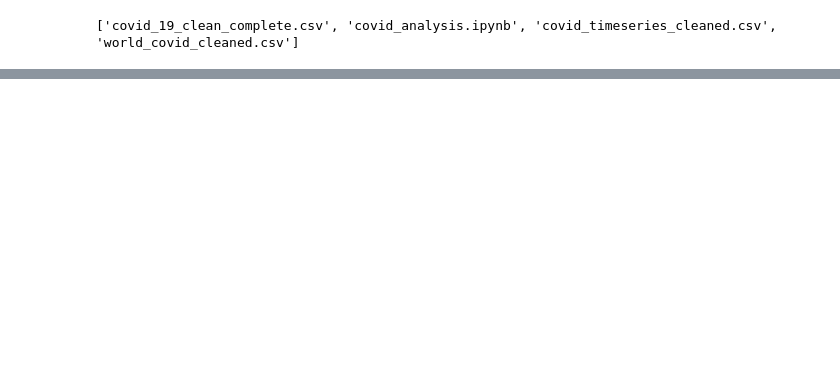
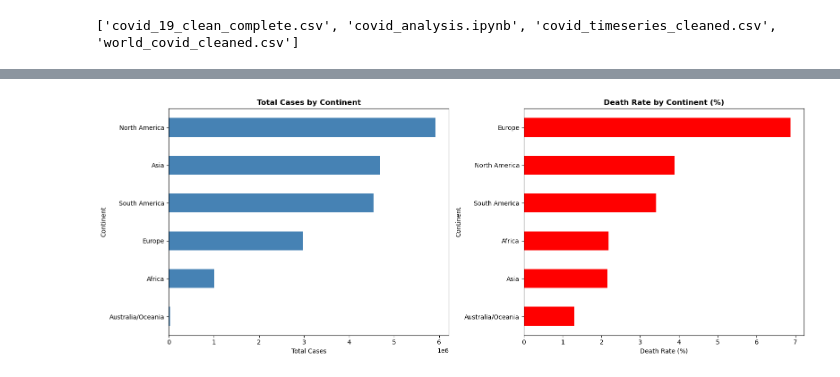
Before and after one commit to President-saad/COVID19-Data-Analysis, a Jupyter notebook: covid_analysis.ipynb, the cells around one changed output, grey strips where cells are left out. Cells and saved outputs as stored; diff of their text form; code cells hidden in the pictures; blank space fills up the shorter version.

```diff
--- a/covid_analysis.ipynb
+++ b/covid_analysis.ipynb
@@ -274,0 +230,7 @@ print([f for f in files if 'covid' in f.lower()])
+# %%
+##   Active Cases Analysis
+
+world_df['Active_Cases'] = world_df['TotalCases'] - world_df['TotalDeaths'] - world_df['TotalRecovered']
+top_active = world_df.nlargest(10, 'Active_Cases')
+print("=== TOP 10 COUNTRIES BY ACTIVE CASES ===")
+print(top_active[['Country/Region', 'TotalCases', 'Active_Cases']].to_string())
@@ -274,0 +250,11 @@ print([f for f in files if 'covid' in f.lower()])
+# %%
+##   Continental Breakdown
+
+continent_stats = world_df.groupby('Continent').agg(
+    Total_Cases=('TotalCases', 'sum'),
+    Total_Deaths=('TotalDeaths', 'sum'),
+    Total_Recovered=('TotalRecovered', 'sum')
+).round(2)
+continent_stats['Death_Rate'] = (continent_stats['Total_Deaths'] / continent_stats['Total_Cases'] * 100).round(2)
+print("=== CONTINENTAL BREAKDOWN ===")
+print(continent_stats.sort_values('Total_Cases', ascending=False).to_string())
@@ -274,0 +336,15 @@ print([f for f in files if 'covid' in f.lower()])
+# %%
+##  Continental Breakdown
+
+fig, axes = plt.subplots(1, 2, figsize=(16,6))
+continent_stats['Total_Cases'].sort_values().plot(kind='barh', ax=axes[0], color='steelblue')
+axes[0].set_title('Total Cases by Continent', fontweight='bold')
+axes[0].set_xlabel('Total Cases')
+
+continent_stats['Death_Rate'].sort_values().plot(kind='barh', ax=axes[1], color='red')
+axes[1].set_title('Death Rate by Continent (%)', fontweight='bold')
+axes[1].set_xlabel('Death Rate (%)')
+plt.tight_layout()
+plt.show()
+# %% [output]
+[figure, added]
```
Also changed, not shown: parts of 30 cells of this notebook, 3 other files.
